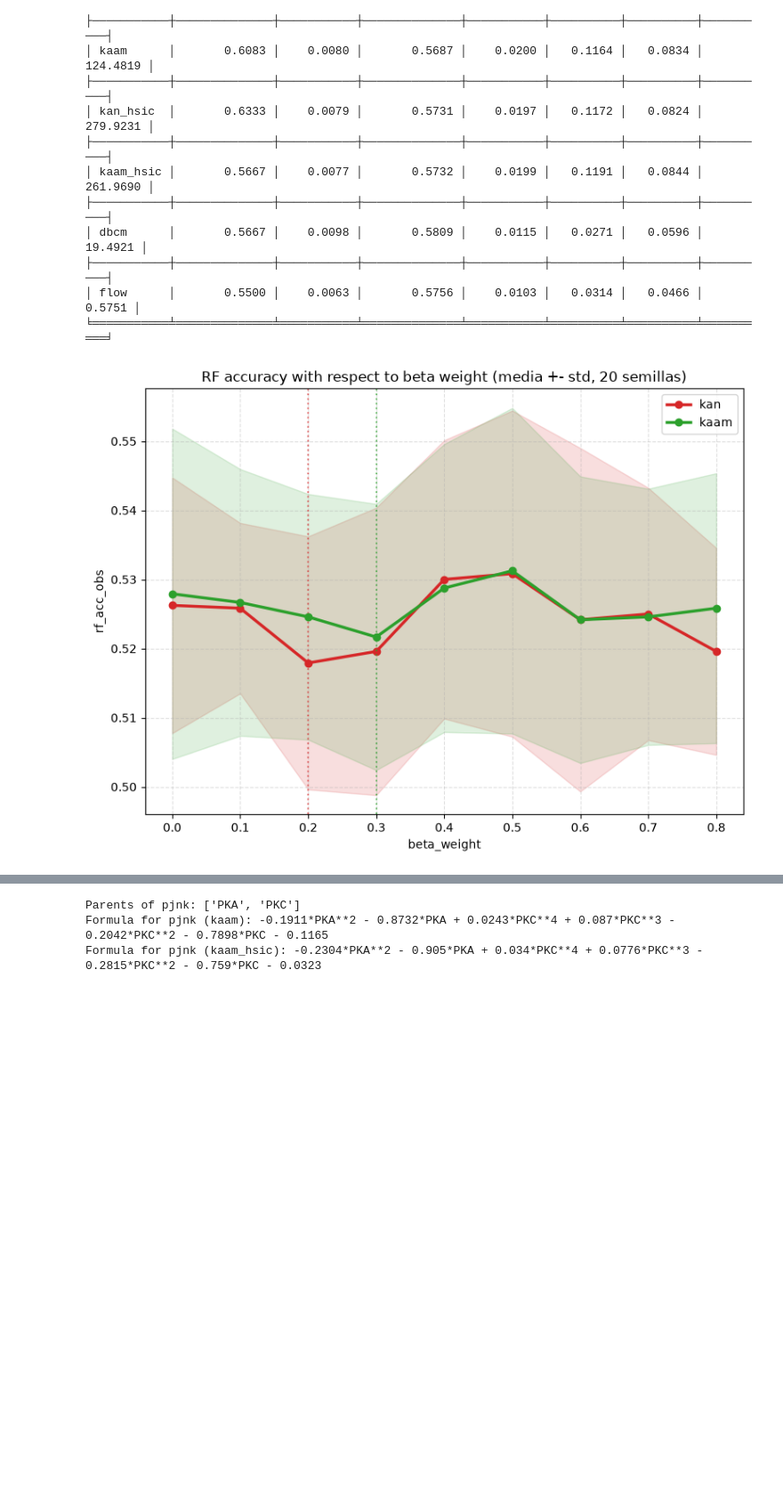
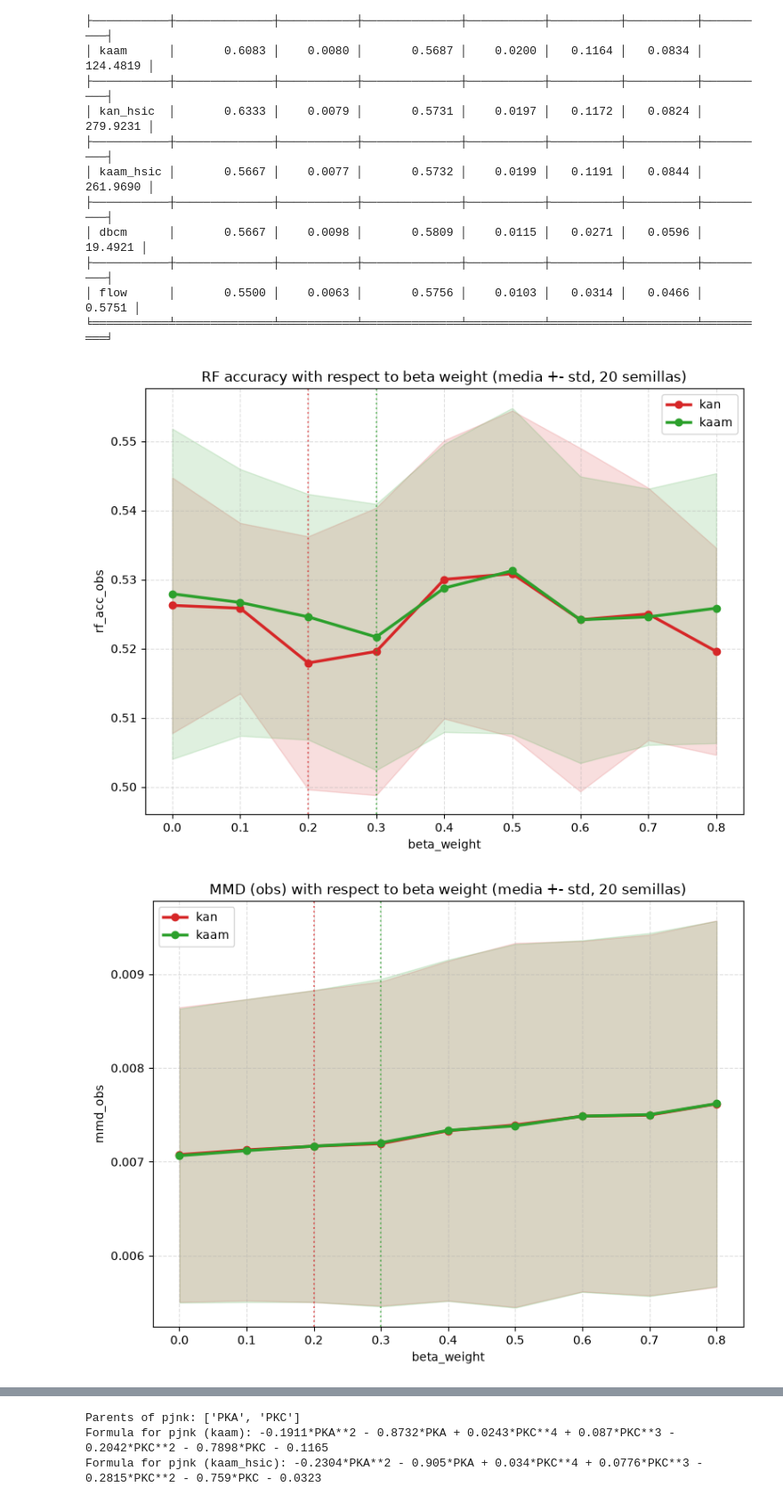
Before and after one commit to Claudia-Rodriguez2002/kacgm_hsic, a Jupyter notebook: notebooks/Experimento5/sachs_hsic_beta_results.ipynb, the cells around one changed output, grey strips where cells are left out. Shown at 89% size. Saved outputs shown, nothing was run; the diff lists cells and outputs as text; code cells hidden in the pictures; blank space fills up the shorter version.

Commit message:
beta sweeps for rf and mmd

```diff
--- a/notebooks/Experimento5/sachs_hsic_beta_results.ipynb
+++ b/notebooks/Experimento5/sachs_hsic_beta_results.ipynb
@@ -98,34 +98,70 @@ print(tabulate(results_table_all, headers=['model'] + metrics + ['Time'], floatf
 # anadir el mismo truco de eje secundario que en Ruido_Aditivo_*.ipynb.
 paleta_familia = {"kan": "tab:red", "kaam": "tab:green"}
 betas_con_cero = [0.0] + betas
 
 fig, ax = plt.subplots(figsize=(8, 6))
 for family, color in paleta_familia.items():
     valores0 = list(beta0_sweep_results_por_semilla[family].values())
     y_mean = [float(np.mean([v["rf_acc_obs"] for v in valores0]))]
     y_std = [float(np.std([v["rf_acc_obs"] for v in valores0]))]
     for b in betas:
         valores = list(beta_sweep_results_por_semilla[family][b].values())
         y_mean.append(float(np.mean([v["rf_acc_obs"] for v in valores])))
         y_std.append(float(np.std([v["rf_acc_obs"] for v in valores])))
     y_mean = np.array(y_mean)
     y_std = np.array(y_std)
 
     ax.plot(betas_con_cero, y_mean, marker="o", linewidth=2.5, label=family, color=color, markersize=6)
     ax.fill_between(betas_con_cero, y_mean - y_std, y_mean + y_std, alpha=0.15, color=color)
     ax.axvline(beta_opt[family], linestyle=":", color=color, alpha=0.6)
 
 ax.set_xlabel("beta_weight")
 ax.set_ylabel("rf_acc_obs")
 ax.set_title(f"RF accuracy with respect to beta weight (media +- std, {len(beta_sweep_seeds)} semillas)")
 ax.grid(True, linestyle="--", alpha=0.4)
 ax.set_xticks(betas_con_cero)
 ax.legend()
 plt.tight_layout()
-plt.savefig(os.path.join(figures_dir, "sachs_hsic_beta_sweep.png"), dpi=200, bbox_inches="tight")
+plt.savefig(os.path.join(figures_dir, "sachs_rf_hsic_beta_sweep.pdf"), dpi=300, bbox_inches="tight")
 plt.show()
+
+# Mismo grafico pero para mmd_obs en vez de rf_acc_obs. mmd_obs esta guardado con el mismo
+# esquema por semilla que rf_acc_obs (beta_sweep_results_por_semilla / beta0_sweep_results_por_semilla),
+# asi que basta con repetir el mismo bucle cambiando la clave de la metrica.
+#
+# Nota: HSIC y dHSIC (utils/metrics.py) NO estan disponibles aqui -- el barrido de beta
+# (sachs_hsic_beta.ipynb, celda "Barrido de beta") solo calculo y guardo mmd_obs y
+# rf_acc_obs por semilla, nunca HSIC/dHSIC entre inputs y residuos. Para graficarlos habria
+# que editar ese bucle de entrenamiento para calcularlos y volver a correr las 360
+# combinaciones (familia x beta x semilla), no es un cambio de solo plotting.
+fig, ax = plt.subplots(figsize=(8, 6))
+for family, color in paleta_familia.items():
+    valores0 = list(beta0_sweep_results_por_semilla[family].values())
+    y_mean = [float(np.mean([v["mmd_obs"] for v in valores0]))]
+    y_std = [float(np.std([v["mmd_obs"] for v in valores0]))]
+    for b in betas:
+        valores = list(beta_sweep_results_por_semilla[family][b].values())
+        y_mean.append(float(np.mean([v["mmd_obs"] for v in valores])))
+        y_std.append(float(np.std([v["mmd_obs"] for v in valores])))
+    y_mean = np.array(y_mean)
+    y_std = np.array(y_std)
+
+    ax.plot(betas_con_cero, y_mean, marker="o", linewidth=2.5, label=family, color=color, markersize=6)
+    ax.fill_between(betas_con_cero, y_mean - y_std, y_mean + y_std, alpha=0.15, color=color)
+    ax.axvline(beta_opt[family], linestyle=":", color=color, alpha=0.6)
+
+ax.set_xlabel("beta_weight")
+ax.set_ylabel("mmd_obs")
+ax.set_title(f"MMD (obs) with respect to beta weight (media +- std, {len(beta_sweep_seeds)} semillas)")
+ax.grid(True, linestyle="--", alpha=0.4)
+ax.set_xticks(betas_con_cero)
+ax.legend()
+plt.tight_layout()
+plt.savefig(os.path.join(figures_dir, "sachs_mmd_beta_sweep.pdf"), dpi=300, bbox_inches="tight")
+plt.show()
 # %% [output]
 [figure]
+[figure, added]
 # %%
 # Show the distributions of observational samples for all models compared to the factual data
 nodes = factual_eval.columns
```
Also changed, not shown: 2 other files.
